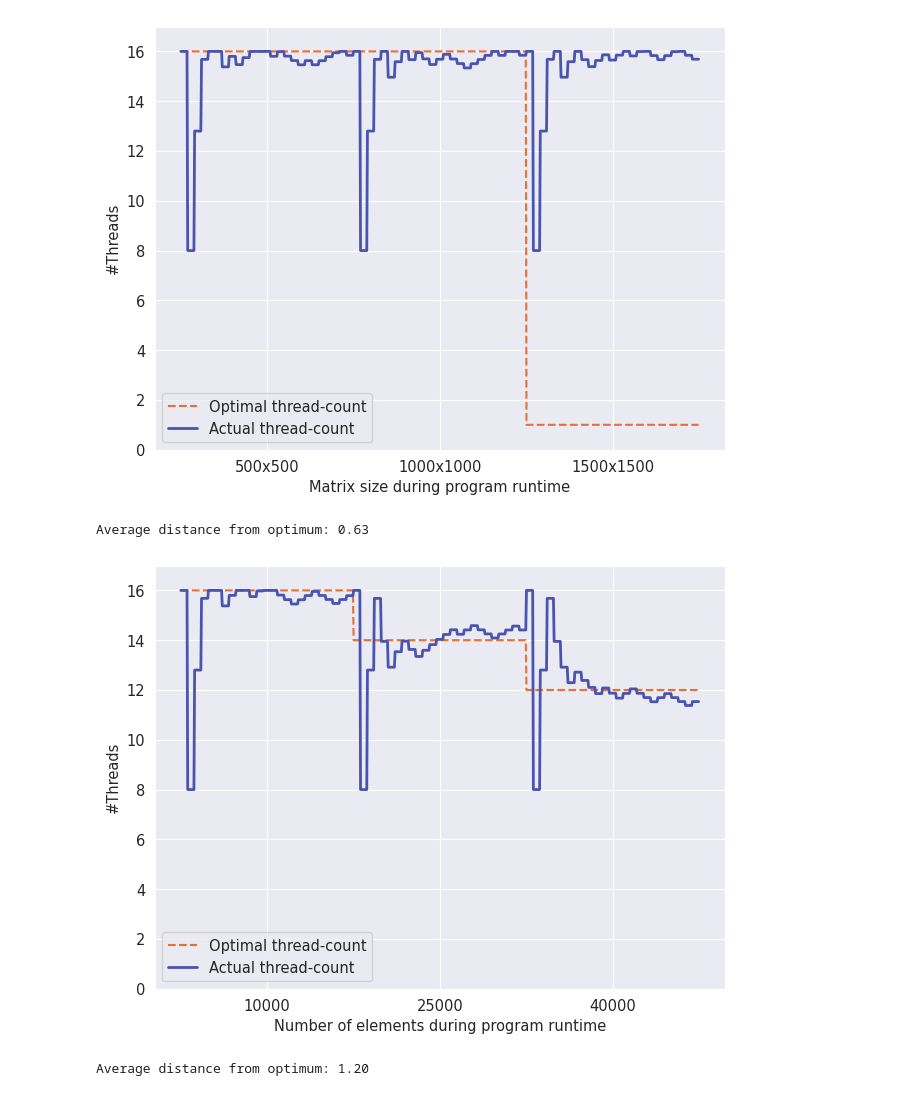
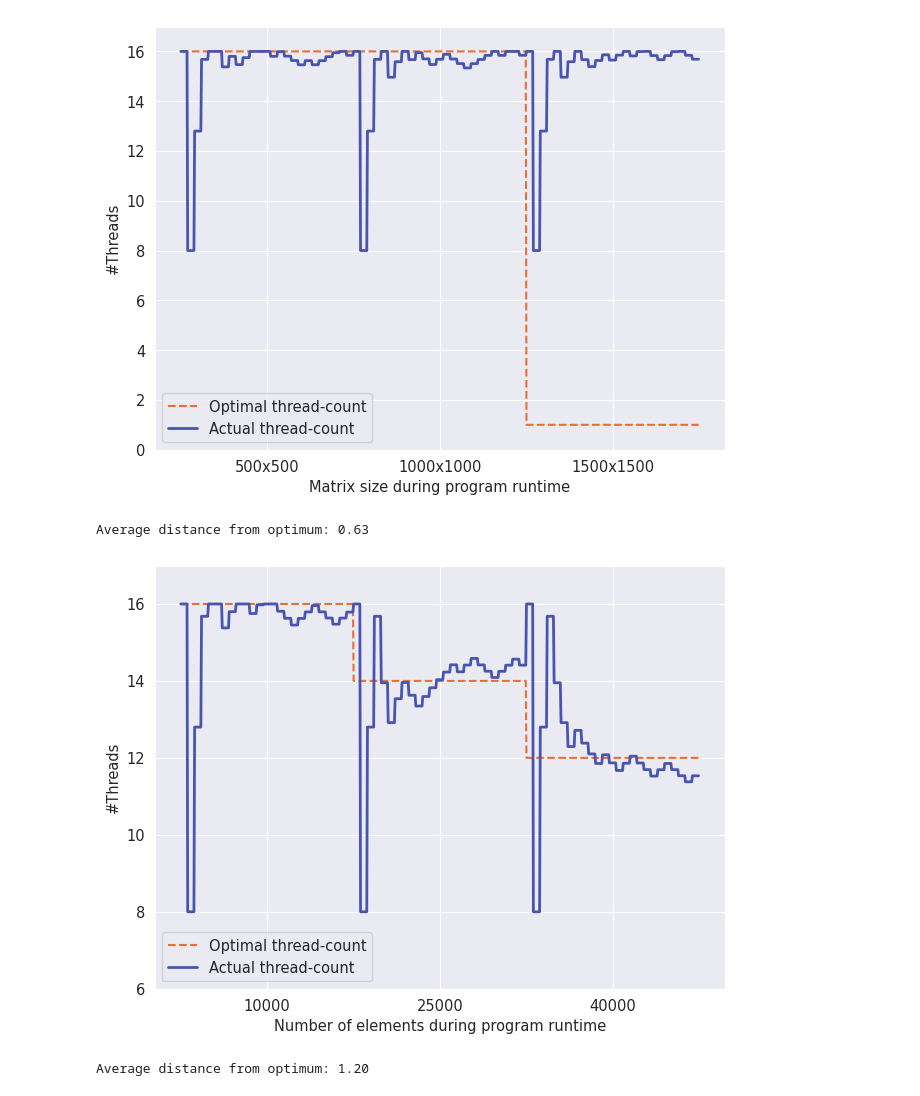
Before and after one commit to JordyAaldering/mtdynamic, a Jupyter notebook: adapt.ipynb, the cells around one changed output. Cells and saved outputs as stored; diff of their text form; code cells hidden in the pictures.

Commit message:
update figures

```diff
--- a/adapt.ipynb
+++ b/adapt.ipynb
@@ -49,24 +49,25 @@ Average distance from optimum: 5.21
 # %%
 df = pd.read_csv('data/adapt_nbody.csv')
 def optimum(row):
     match row['size']:
         case 10000: return 16
         case 25000: return 14
         case 40000: return 12
 df['optimum'] = df.apply(optimum, axis=1)
 
 fig, ax = plot(df)
+ax.set_ylim((6,17))
 
 xticks = list(range(125, len(df), 250))
 xlabels = [f'{df['size'][x]}' for x in xticks]
 ax.set_xticks(xticks, labels=xlabels)
 ax.set_xlabel('Number of elements during program runtime')
 
 fig.savefig('images/adapt_nbody.png', bbox_inches='tight')
 plt.show()
 # %% [output]
 Average distance from optimum: 0.63
-[figure, old version]
+[figure, new version]
 # %%
 df = pd.read_csv('data/adapt_stencil.csv')
 def optimum(row):
```
